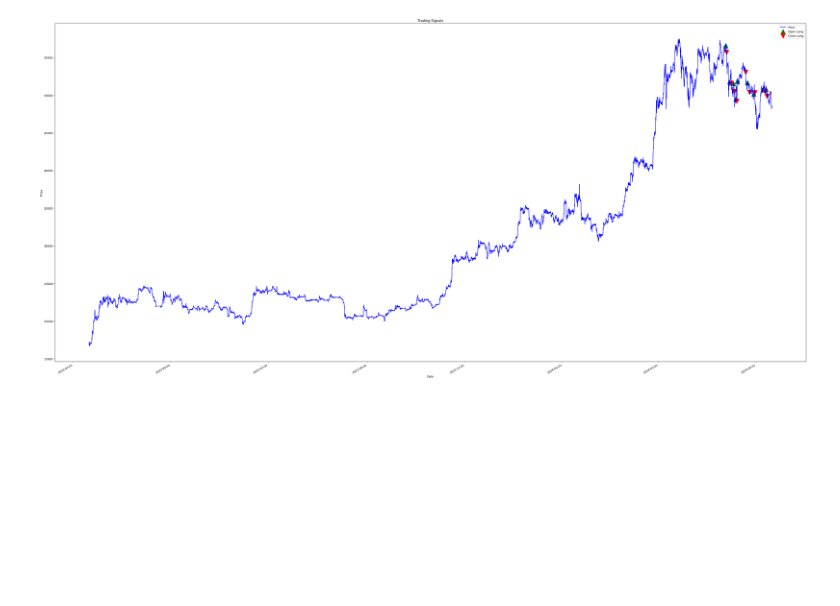
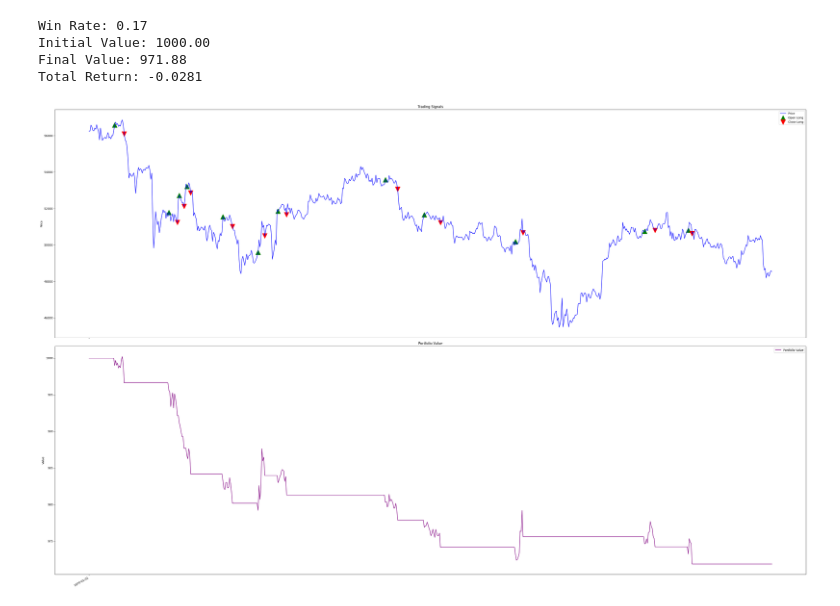
Before and after one commit to agrivas/portfolio-management, a Jupyter notebook: notebooks/LorentzianStrategy.ipynb, the cells around one changed output. Saved outputs shown, nothing was run; the diff lists cells and outputs as text; code cells hidden in the pictures; blank space fills up the shorter version.

```diff
--- a/notebooks/LorentzianStrategy.ipynb
+++ b/notebooks/LorentzianStrategy.ipynb
@@ -88,12 +94,6 @@ feed = YFinanceFeed(interval = '1h')
 # %%
-settings = LorentzianSettings()
-strategy = LorentzianStrategy(settings)
-
-# Create a Trader instance with the strategy
-trader = Trader(SYMBOL, 1000, feed, strategy)
-
 # Run the backtest
-results = trader.backtest(start_date, end_date, period, train_since, transaction_cost=0.004, trailing_stop_penalty_relief=0.9)
+portfolio = trader.backtest(start_date, end_date, period, train_since, transaction_cost=0.004, trailing_stop_penalty_relief=0.9)
 # %% [output]
 Request to open long position on BTC-GBP
     Opening long position for BTC-GBP with for 25.0% of the cash (£250.0) and 1.0% trail
@@ -143,39 +115,8 @@ win rate:  0.3333333333333333
-# %%
-import matplotlib.pyplot as plt
-import matplotlib.dates as mdates
-
-# Convert the index to datetime if it's not already
-results['history'].index = pd.to_datetime(results['history'].index)
-
-# Create the plot
-fig, ax = plt.subplots(figsize=(38, 18))
-
-# Plot the price
-ax.plot(results['history'].index, results['history']['close'], color='blue', label='Price')
-
-# Plot green arrows for open_long
-open_long = results['history'][results['history']['open_long']]
-ax.scatter(open_long.index, open_long['close'], color='green', marker='^', s=300, label='Open Long')
-
-# Plot red arrows for close_long
-close_long = results['history'][results['history']['close_long']]
-ax.scatter(close_long.index, close_long['close'], color='red', marker='v', s=300, label='Close Long')
-
-# Customize the plot
-ax.set_title('Trading Signals')
-ax.set_xlabel('Date')
-ax.set_ylabel('Price')
-ax.legend()
-
-# Format x-axis to show dates nicely
-ax.xaxis.set_major_formatter(mdates.DateFormatter('%Y-%m-%d'))
-ax.xaxis.set_major_locator(mdates.AutoDateLocator())
-
-# Rotate and align the tick labels so they look better
-plt.gcf().autofmt_xdate()
-
-# Show the plot
-plt.tight_layout()
-plt.show()
-# %% [output]
-[figure, removed]
+# %%
+portfolio.plot_performance()
+# %% [output]
+Win Rate: 0.17
+Initial Value: 1000.00
+Final Value: 971.88
+Total Return: -0.0281
+[figure, added]
```
Also changed, not shown: parts of 3 cells of this notebook, 3 other files.
